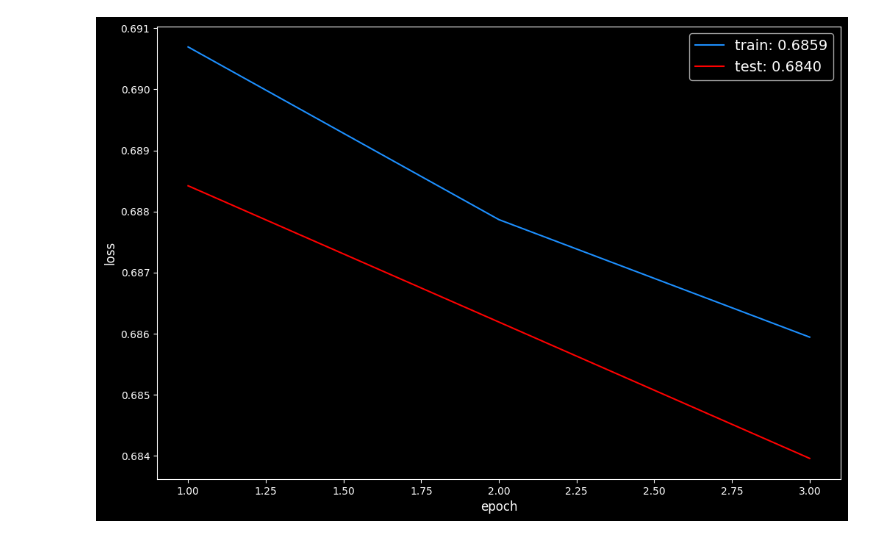
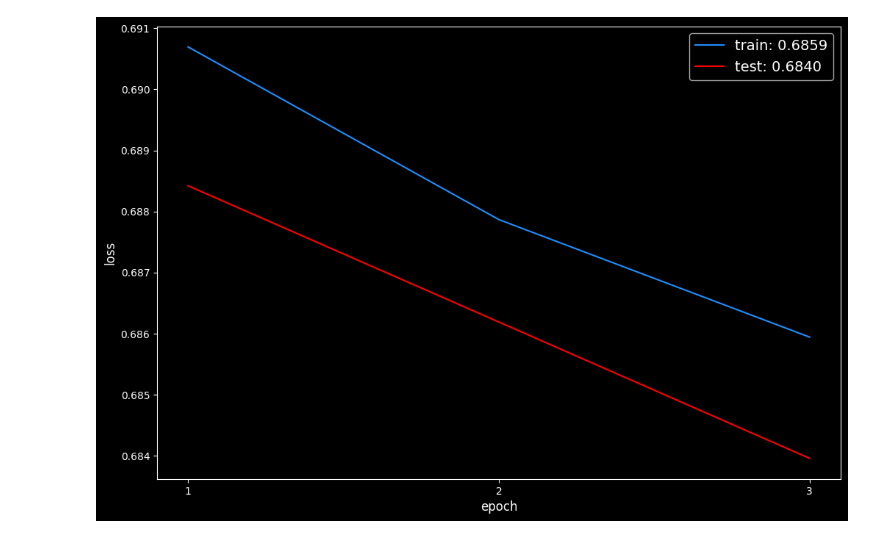
Before and after one commit to andrew-m-holmes/teaching-neural-networks, a Jupyter notebook: notebooks/imdb-plot.ipynb, the cells around one changed output. Cells and saved outputs as stored; diff of their text form; code cells hidden in the pictures.

Commit message:
updated plot fn, potted optim metrics

```diff
--- a/notebooks/imdb-plot.ipynb
+++ b/notebooks/imdb-plot.ipynb
@@ -3,11 +3,11 @@ import tnn
 # %%
 base_metrics = tnn.get_metrics_from_file("../training/imdb-distil-bert-base.h5")
 base_train_losses, base_test_losses = base_metrics.get("train_losses"), base_metrics.get("test_losses")
 base_losses = {"train": base_train_losses, "test": base_test_losses}
 
-tnn.plot_metrics(metrics=base_losses, path="../images/imdb-base-loss.png")
+tnn.plot_metrics(metrics=base_losses, x_ticks=range(1, 4), path="../images/imdb-base-loss.png")
 # %% [output]
-[figure, old version]
+[figure, new version]
 # %%
 sgdm_metrics = tnn.get_metrics_from_file("../training/imdb-distil-bert-sgdm.h5")
 sgdm_train_losses, sgdm_test_losses = sgdm_metrics.get("train_losses"), sgdm_metrics.get("test_losses")
```
Also changed, not shown: parts of 5 cells of this notebook, 5 other files.
